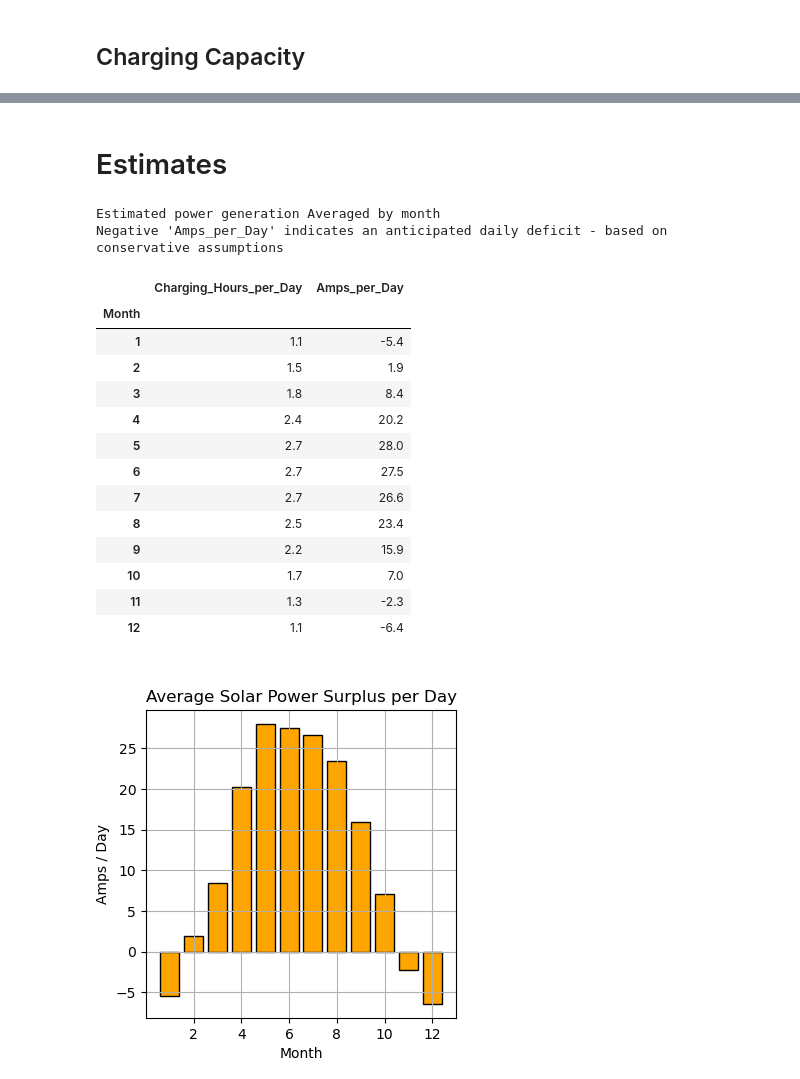
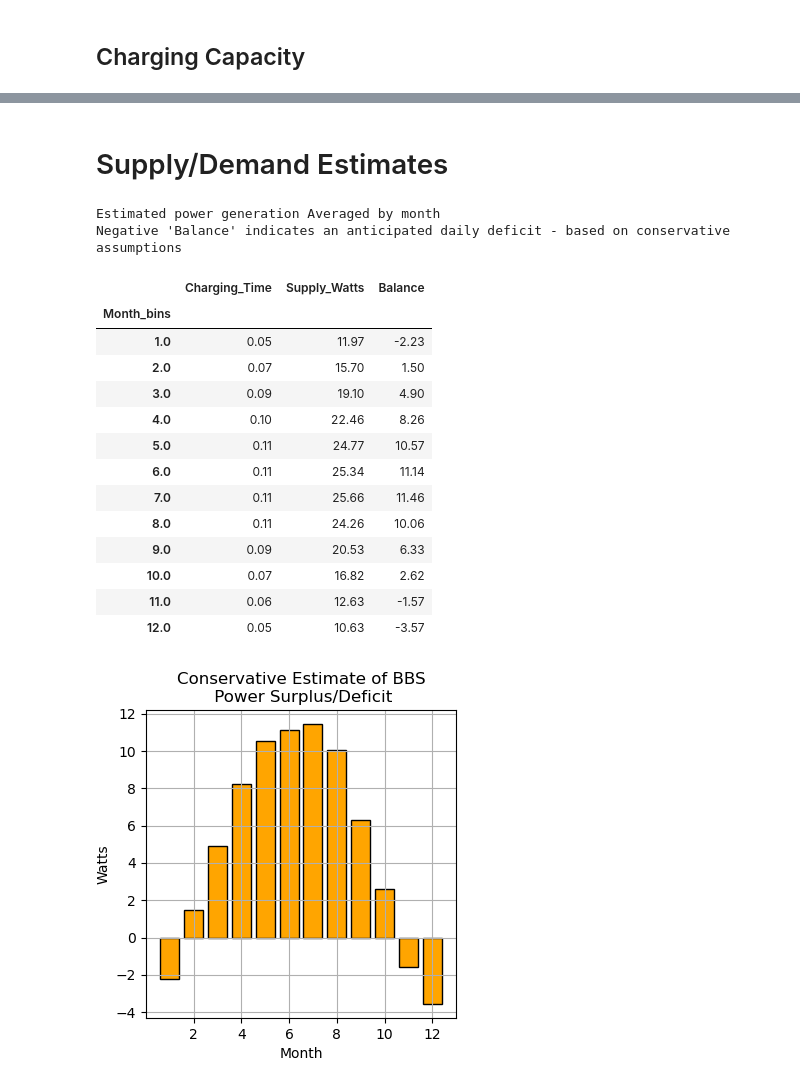
Before and after one commit to ubc-micromet/DataLogger_Programs, a Jupyter notebook: BBS/Power_Calc.ipynb, the cells around one changed output, grey strips where cells are left out. Drawn from its saved outputs; the diff is of its cells as text; code cells hidden in the pictures.

Commit message:
Power Supply Updates

```diff
--- a/BBS/Power_Calc.ipynb
+++ b/BBS/Power_Calc.ipynb
@@ -155,42 +259,45 @@ Max Output Amps/hour  20.6
 # %% [markdown]
-# Estimates
+# Supply/Demand Estimates
 # %%
+Monthly = byInterval(Data.reset_index(),'Month','Charging_Hours',bins=12)#,agg='sum')
+Monthly['Charging_Hours']=Monthly['Charging_Hours']#/Monthly['c']*24
+Monthly['CI95']=Monthly['CI95']#*48
+
 Scale = .25 # Assume a % of sun shine compared to BB1 to account for shading
-Power_by_Day_per_Month = (Monthly[['Charging_Hours']].astype('float64')*Scale)
-Power_by_Day_per_Month = Power_by_Day_per_Month.rename(columns={
-    'Charging_Hours':'Charging_Hours_per_Day'
+Energy_by_Month = (Monthly[['Charging_Hours']].astype('float64')*Scale)
+Energy_by_Month = Energy_by_Month.rename(columns={
+    'Charging_Hours':'Charging_Time'
 })
 
+Energy_by_Month['Supply_Watts'] = Watts_Out_Adjusted*Energy_by_Month['Charging_Time']
 
-Power_by_Day_per_Month['Amps_per_Day'] = Power_by_Day_per_Month['Charging_Hours_per_Day']*Amps_per_Hour - System_Demand_Amps_per_Day
-Power_by_Day_per_Month.index.name='Month'
-# Power_by_Day_per_Month['Surplus_Amps_per_Day'] = Power_by_Day_per_Month['Amps_per_Day'] - System_Demand_Amps_per_Day
+Energy_by_Month['Balance'] = Energy_by_Month['Supply_Watts']-System_Demand_Watts
 
 fig,ax=plt.subplots(figsize=(4,4))
-ax.bar(Power_by_Day_per_Month.index,Power_by_Day_per_Month['Amps_per_Day'],edgecolor='k',color='orange')
-ax.set_ylabel('Amps / Day')
-ax.set_title('Average Solar Power Surplus per Day')
+ax.bar(Energy_by_Month.index,Energy_by_Month['Balance'],edgecolor='k',color='orange')
+ax.set_ylabel('Watts')
+ax.set_title('Conservative Estimate of BBS\n Power Surplus/Deficit')
 ax.grid()
 ax.set_xlabel('Month')
 
 print("Estimated power generation Averaged by month")
-print("Negative 'Amps_per_Day' indicates an anticipated daily deficit - based on conservative assumptions")
-Power_by_Day_per_Month.round(1)
+print("Negative 'Balance' indicates an anticipated daily deficit - based on conservative assumptions")
+Energy_by_Month.round(2)
 # %% [output]
 Estimated power generation Averaged by month
-Negative 'Amps_per_Day' indicates an anticipated daily deficit - based on conservative assumptions
+Negative 'Balance' indicates an anticipated daily deficit - based on conservative assumptions
-|  | Charging_Hours_per_Day | Amps_per_Day |
-| Month |  |  |
-| 1 | 1.1 | -5.4 |
-| 2 | 1.5 | 1.9 |
-| 3 | 1.8 | 8.4 |
-| 4 | 2.4 | 20.2 |
-| 5 | 2.7 | 28.0 |
-| 6 | 2.7 | 27.5 |
-| 7 | 2.7 | 26.6 |
-| 8 | 2.5 | 23.4 |
-| 9 | 2.2 | 15.9 |
-| 10 | 1.7 | 7.0 |
-| 11 | 1.3 | -2.3 |
-| 12 | 1.1 | -6.4 |
+|  | Charging_Time | Supply_Watts | Balance |
+| Month_bins |  |  |  |
+| 1.0 | 0.05 | 11.97 | -2.23 |
+| 2.0 | 0.07 | 15.70 | 1.50 |
+| 3.0 | 0.09 | 19.10 | 4.90 |
+| 4.0 | 0.10 | 22.46 | 8.26 |
+| 5.0 | 0.11 | 24.77 | 10.57 |
+| 6.0 | 0.11 | 25.34 | 11.14 |
+| 7.0 | 0.11 | 25.66 | 11.46 |
+| 8.0 | 0.11 | 24.26 | 10.06 |
+| 9.0 | 0.09 | 20.53 | 6.33 |
+| 10.0 | 0.07 | 16.82 | 2.62 |
+| 11.0 | 0.06 | 12.63 | -1.57 |
+| 12.0 | 0.05 | 10.63 | -3.57 |
-[figure, old version]
+[figure, new version]
```
Also changed, not shown: parts of 11 cells of this notebook.
